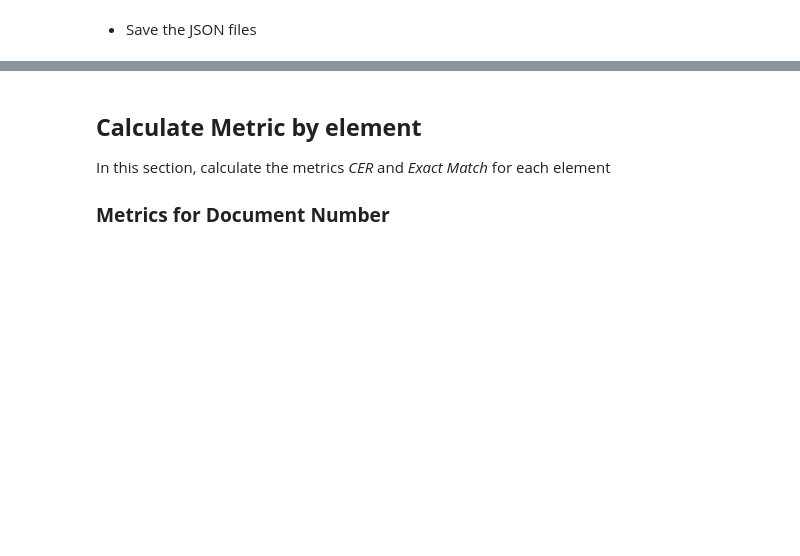
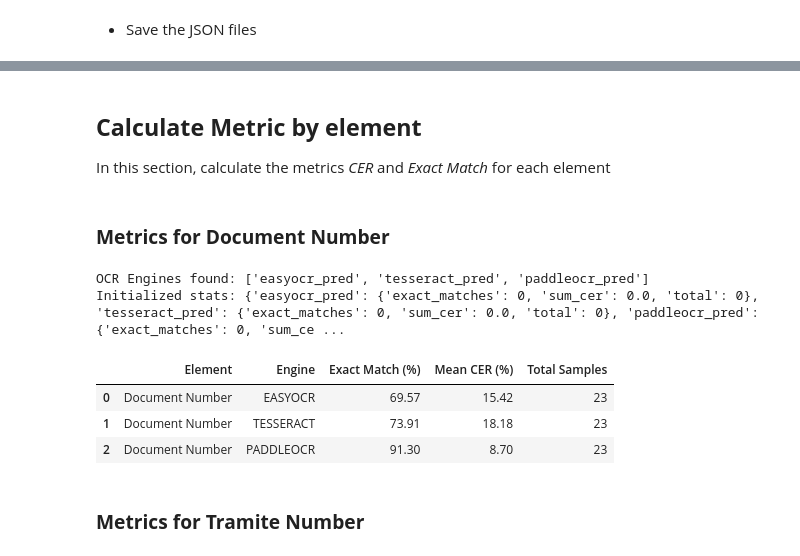
Before and after one commit to nahueltabasso/Argentine_DNI_project, a Jupyter notebook: research/01-ID-card-elements-data-extraction/05_ocr_benchmark_v1.0.0.ipynb, the cells around one changed output, grey strips where cells are left out. Cells and saved outputs as stored; diff of their text form; code cells hidden in the pictures; blank space fills up the shorter version.

Commit message:
data: calculate metrics for eache element with different ocr engines

```diff
--- a/research/01-ID-card-elements-data-extraction/05_ocr_benchmark_v1.0.0.ipynb
+++ b/research/01-ID-card-elements-data-extraction/05_ocr_benchmark_v1.0.0.ipynb
@@ -353,5 +360,3 @@ with open("./ground_truth/address.json", "w") as f:
 ## **Calculate Metric by element**
 
 In this section, calculate the metrics *CER* and *Exact Match* for each element
-
-### **Metrics for Document Number**
@@ -360,0 +421,2 @@ with open("./ground_truth/doc_number.json", "r") as f:
+# %% [markdown]
+### **Metrics for Document Number**
@@ -360,0 +426,13 @@ with open("./ground_truth/doc_number.json", "r") as f:
+# %%
+doc_number_df = evaluate_ocr_results(data, "Document Number")
+doc_number_df.to_json("./ocr_engines_metrics/doc_number_metrics.json", orient="records", indent=4)
+doc_number_df
+# %% [output]
+OCR Engines found: ['easyocr_pred', 'tesseract_pred', 'paddleocr_pred']
+Initialized stats: {'easyocr_pred': {'exact_matches': 0, 'sum_cer': 0.0, 'total': 0}, 'tesseract_pred': {'exact_matches': 0, 'sum_cer': 0.0, 'total': 0}, 'paddleocr_pred': {'exact_matches': 0, 'sum_ce ...
+|  | Element | Engine | Exact Match (%) | Mean CER (%) | Total Samples |
+| 0 | Document Number | EASYOCR | 69.57 | 15.42 | 23 |
+| 1 | Document Number | TESSERACT | 73.91 | 18.18 | 23 |
+| 2 | Document Number | PADDLEOCR | 91.30 | 8.70 | 23 |
+# %% [markdown]
+### **Metrics for Tramite Number**
```
Also changed, not shown: parts of 14 cells of this notebook, 4 other files.
